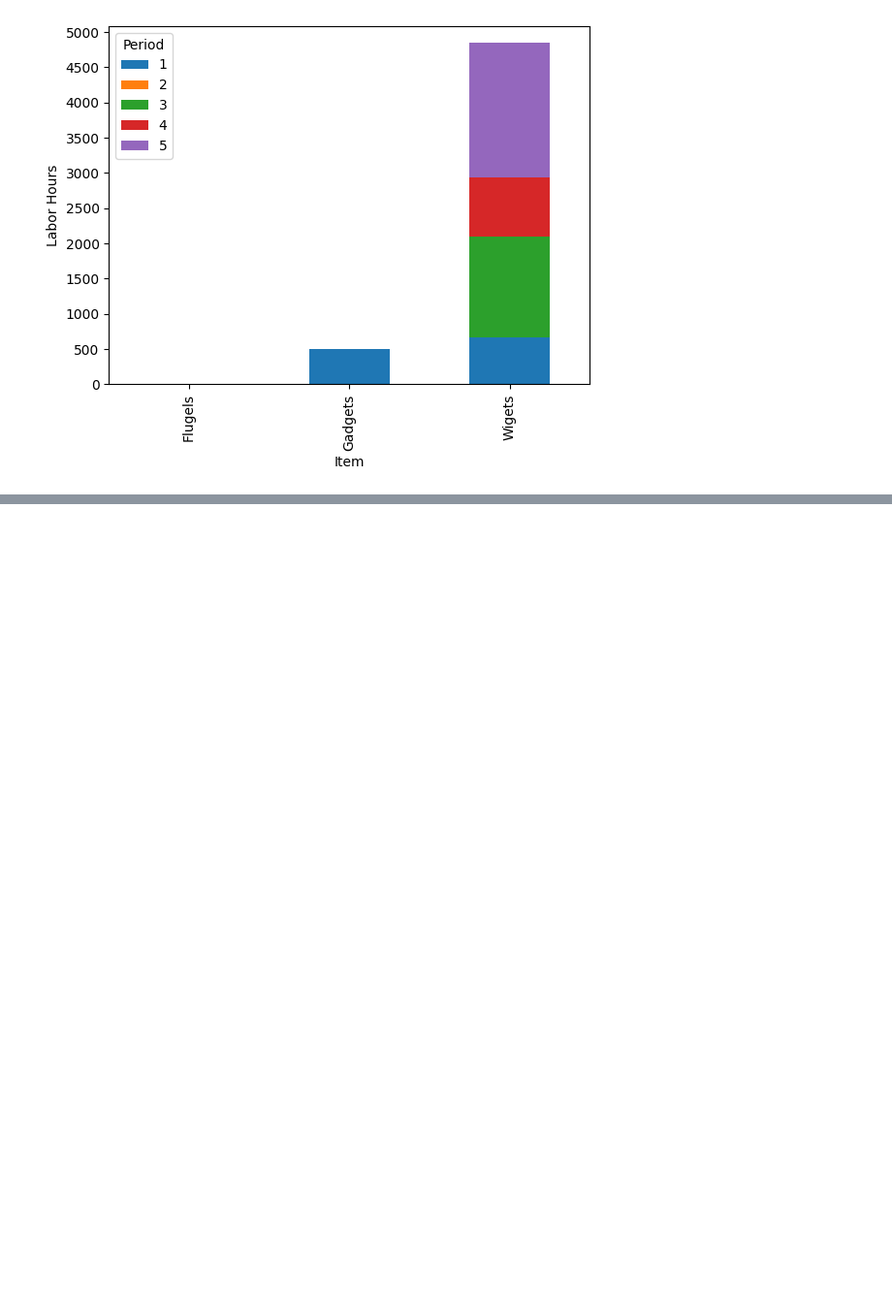
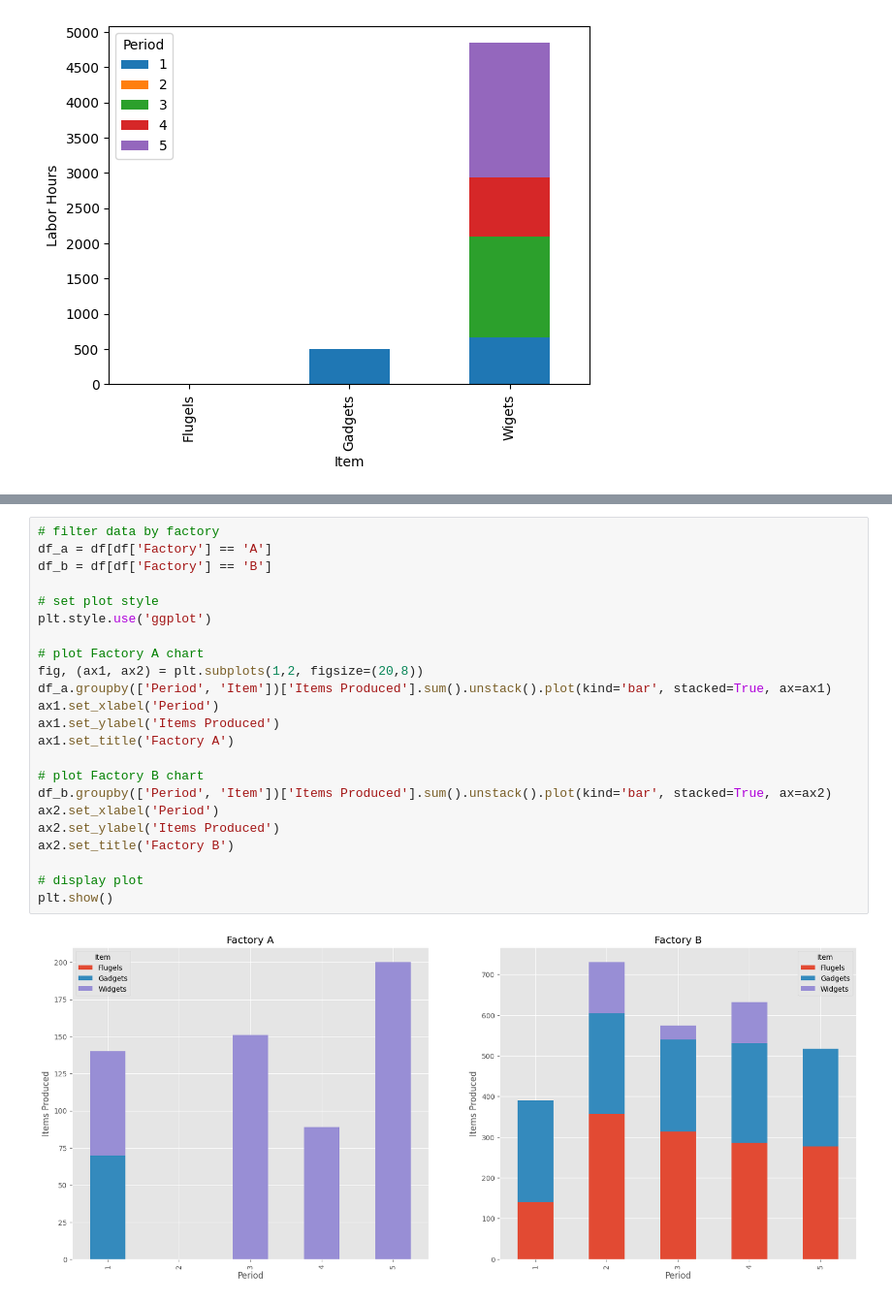
Before and after one commit to robords/msds460_final, a Jupyter notebook: Graphics.ipynb, the cells around one changed output, grey strips where cells are left out. Shown at 97% size. Cells and saved outputs as stored; diff of their text form; blank space fills up the shorter version.

```diff
--- a/Graphics.ipynb
+++ b/Graphics.ipynb
@@ -131,0 +168,25 @@ plt.show()
+# %%
+# filter data by factory
+df_a = df[df['Factory'] == 'A']
+df_b = df[df['Factory'] == 'B']
+
+# set plot style
+plt.style.use('ggplot')
+
+# plot Factory A chart
+fig, (ax1, ax2) = plt.subplots(1,2, figsize=(20,8))
+df_a.groupby(['Period', 'Item'])['Items Produced'].sum().unstack().plot(kind='bar', stacked=True, ax=ax1)
+ax1.set_xlabel('Period')
+ax1.set_ylabel('Items Produced')
+ax1.set_title('Factory A')
+
+# plot Factory B chart
+df_b.groupby(['Period', 'Item'])['Items Produced'].sum().unstack().plot(kind='bar', stacked=True, ax=ax2)
+ax2.set_xlabel('Period')
+ax2.set_ylabel('Items Produced')
+ax2.set_title('Factory B')
+
+# display plot
+plt.show()
+# %% [output]
+[figure, added]
```
Also changed, not shown: parts of 2 cells of this notebook, 4 other files.
